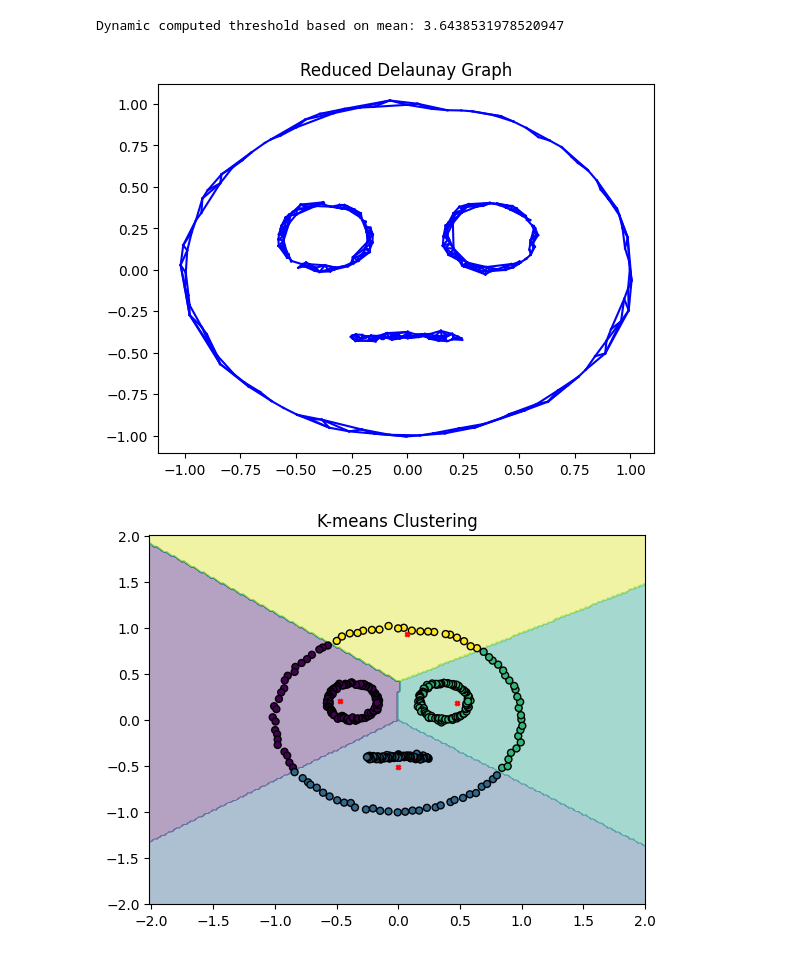
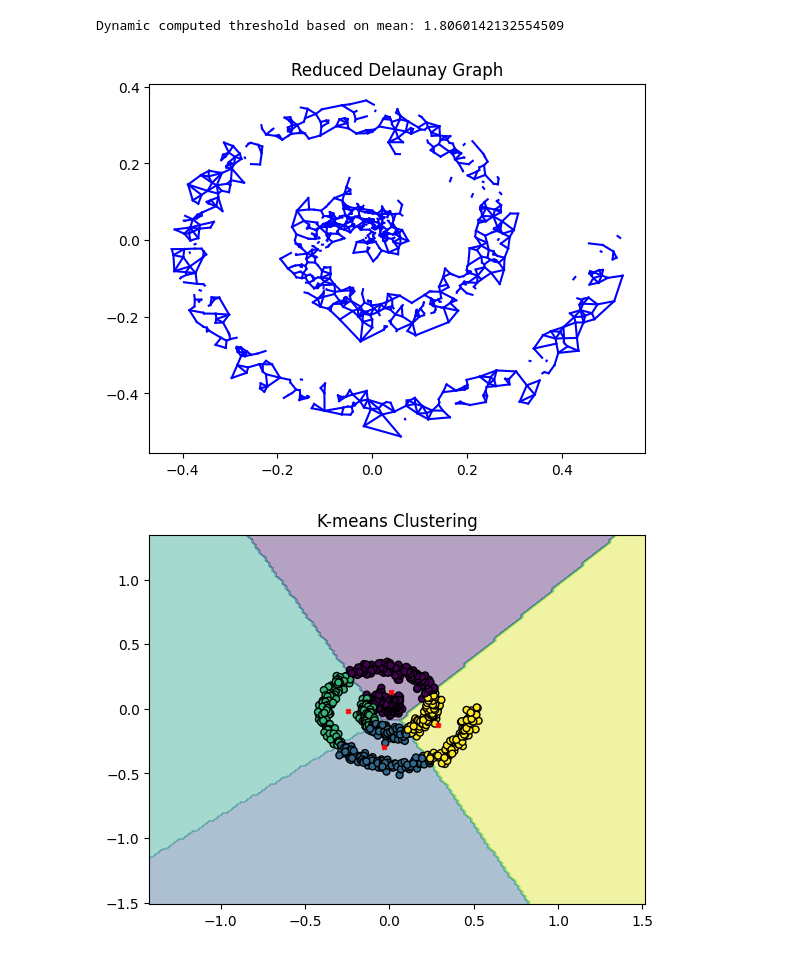
Before and after one commit to Teolul/Dot_Patterns_Perceptual_Grouping_RDG_vs_K-means, a Jupyter notebook: notebook.ipynb, the cells around one changed output. Cells and saved outputs as stored; diff of their text form; code cells hidden in the pictures.

```diff
--- a/notebook.ipynb
+++ b/notebook.ipynb
@@ -142,7 +142,7 @@ def rdg_compute(points, threshold=2.5):
                 area = np.pi * radius**2
                 return area
             min_area = minimum_enclosing_circle_area(points)
-            thresholdDynamic = min_area - 2 / min_area
+            thresholdDynamic = 2 * min_area# - 2 / min_area
         else:
             print("Invalid threshold: please pass a positive number or 'mean' or 'area'")
             return
@@ -190,8 +190,8 @@ def kmeans_clustering(points, n_clusters):
 # %%
 #example datasets
 #points = np.array([[-1, -1], [-1, -0.75], [-0.75, -0.75], [-0.75, -1], [1, 1], [1, 0.75], [0.75, 0.75], [0.75, 1], [-1, 1], [-1, 0.75], [-0.75, 0.75], [-0.75, 1], [1, -1], [1, -0.75], [0.75, -0.75], [0.75, -1]])
-points = generate_smiley(100)
-#points = generate_spiral(1000, noise_factor=0.025)
+#points = generate_smiley(100)
+points = generate_spiral(1000, noise_factor=0.025)
 
 plot_points(points)
 delaunay_triangulation(points)
@@ -203,3 +203,3 @@ kmeans_clustering(points, 4)
-Dynamic computed threshold based on mean: 3.6438531978520947
+Dynamic computed threshold based on mean: 1.8060142132554509
-[figure, old version]
+[figure, new version]
-[figure, old version]
+[figure, new version]
```
Also changed, not shown: parts of 1 cell of this notebook, 1 other file.
